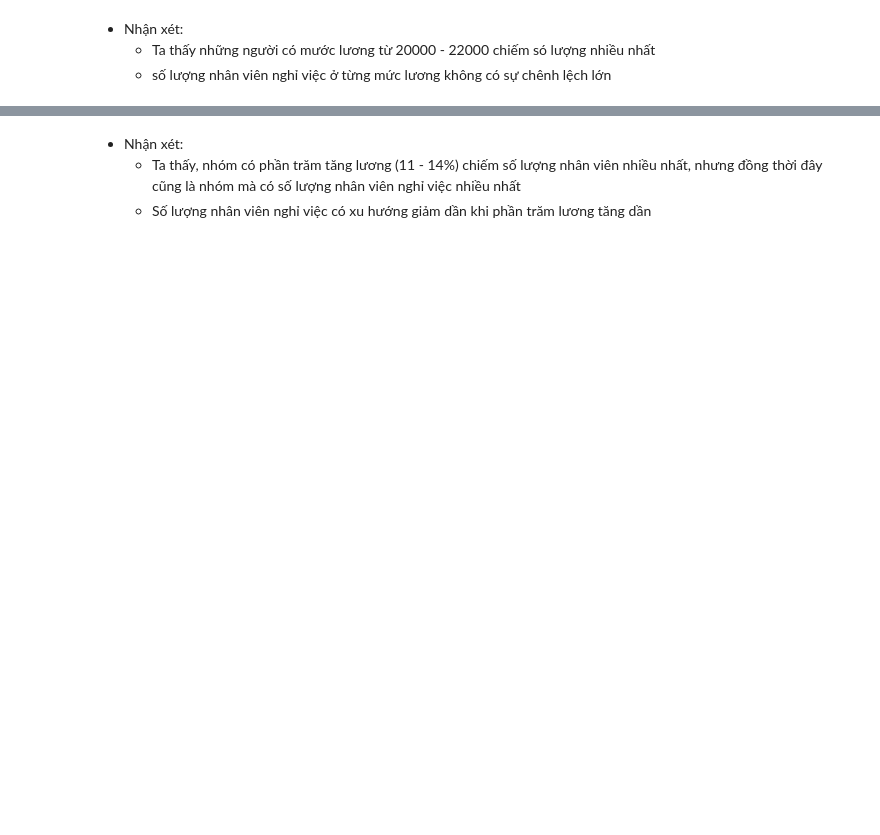
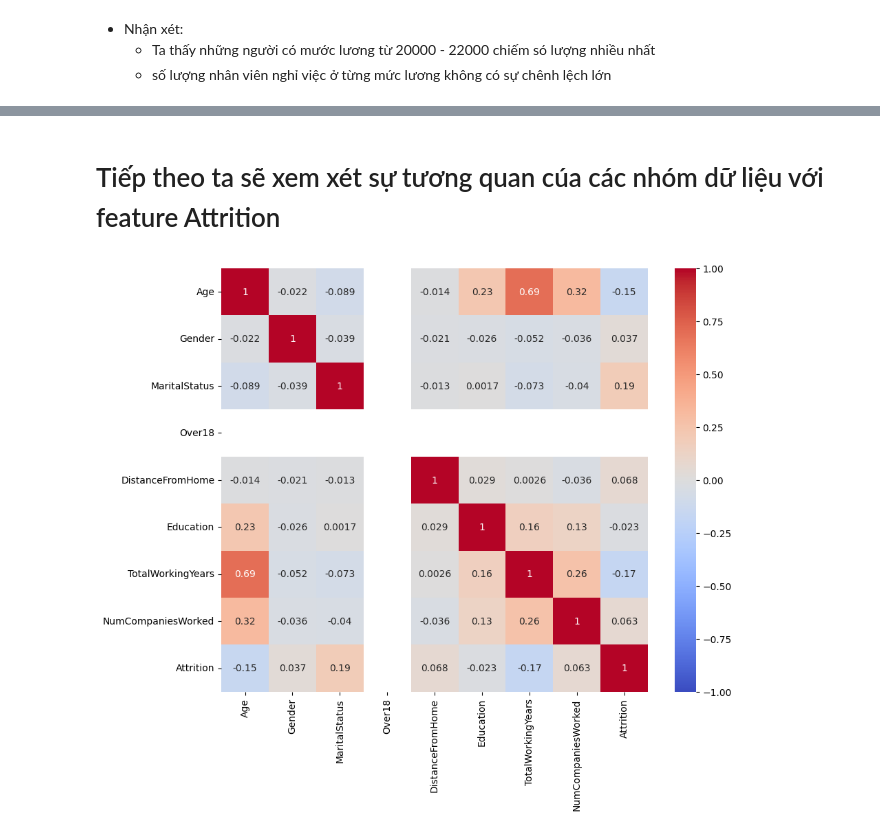
Before and after one commit to nqnghia02/HR-Analytics, a Jupyter notebook: src/analysis/exploring_data_analysis.ipynb, the cells around one changed output, grey strips where cells are left out. Cells and saved outputs as stored; diff of their text form; code cells hidden in the pictures; blank space fills up the shorter version.

```diff
--- a/src/analysis/exploring_data_analysis.ipynb
+++ b/src/analysis/exploring_data_analysis.ipynb
@@ -24,6 +28,9 @@ df.head()
 | 3 | 39 | Travel_Rarely | 492 | Research & Development | 12 | 3 | Medical | ... |
 | 4 | 31 | Travel_Rarely | 311 | Research & Development | 20 | 3 | Life Sciences | ... |
 5 rows × 35 columns
+# %%
+object_columns = df.select_dtypes(include=['object']).columns
+columns_df = df.columns
 # %% [markdown]
 # Exploration Data Analysis
 # %% [markdown]
@@ -1826,4 +1814,27 @@ fig.show()
-# %% [markdown]
-- Nhận xét:
-     - Ta thấy, nhóm có phần trăm tăng lương (11 - 14%) chiếm số lượng nhân viên nhiều nhất, nhưng đồng thời đây cũng là nhóm mà có số lượng nhân viên nghỉ việc nhiều nhất
-     - Số lượng nhân viên nghỉ việc có xu hướng giảm dần khi phần trăm lương tăng dần
+# %% [markdown]
+# Tiếp theo ta sẽ xem xét sự tương quan cúa các nhóm dữ liệu với feature Attrition
+# %%
+from sklearn.preprocessing import LabelEncoder
+le = LabelEncoder()
+
+object_df_train= df[object_columns]
+for col in object_columns:
+    le = LabelEncoder()
+    object_df_train[col] = le.fit_transform(object_df_train[col])
+df_train_le = df.copy()
+for col in object_columns:
+    df_train_le[col] = object_df_train[col]
+
+features_info_employee =  ['Age', 'Gender', 'MaritalStatus', 'Over18', 'DistanceFromHome', 'Education','TotalWorkingYears','NumCompaniesWorked']
+features_info_job = ['EducationField','Department','JobLevel','JobRole','JobInvolvement','OverTime','JobSatisfaction']
+features_info_emp_company = ['YearsAtCompany','YearsInCurrentRole','YearsWithCurrManager','YearsSinceLastPromotion','TrainingTimesLastYear','WorkLifeBalance']
+features_info_company = ['PercentSalaryHike','StockOptionLevel','BusinessTravel','PerformanceRating','EnvironmentSatisfaction','RelationshipSatisfaction']
+features_salary = ['MonthlyIncome','HourlyRate','DailyRate','MonthlyRate']
+# %%
+plt.figure(figsize=(10, 8))
+corr_matrix = df_train_le[features_info_employee + ['Attrition']].corr()
+sns.heatmap(corr_matrix, annot=True, cmap='coolwarm', vmin=-1, vmax=1, center=0)
+# plt.title(f'Heatmap Tương Q {features_info_employee}')
+plt.show()
+# %% [output]
+[figure, added]
```
Also changed, not shown: parts of 44 cells of this notebook.
